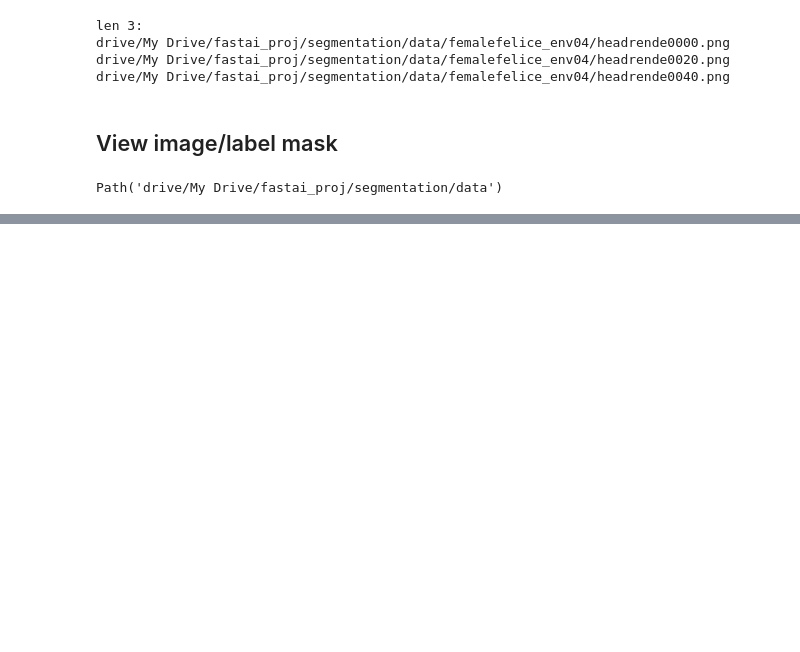
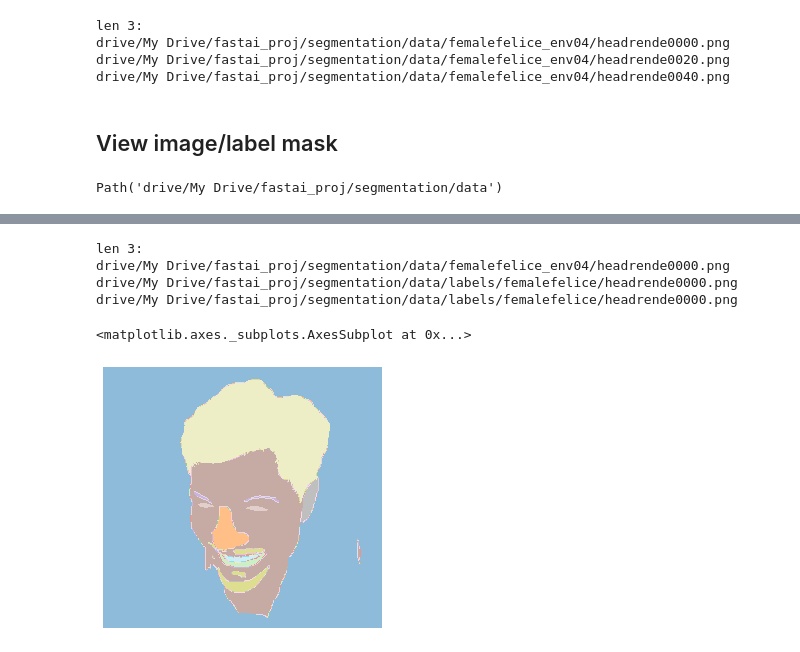
Before and after one commit to RGologorsky/fastai_proj, a Jupyter notebook: Image_Segmentation_Hair.ipynb, the cells around one changed output, grey strips where cells are left out. Saved outputs shown, nothing was run; the diff lists cells and outputs as text; code cells hidden in the pictures; blank space fills up the shorter version.

```diff
--- a/Image_Segmentation_Hair.ipynb
+++ b/Image_Segmentation_Hair.ipynb
@@ -140,0 +97,15 @@ img_l = PILImage.create(lbl_names[idx])
+# %%
+def rm_underscore(x): return re.search(".*(?=_)", str(x)).group(0)
+get_y_fn = lambda x: path_lbl/rm_underscore(rm_path_prefix(x))/x.name
+# %%
+# a = rm_path_prefix(fnames[0])
+# print(a)
+# b = rm_underscore(a)
+# print(b)
+get_y_fn(fnames[0]) == lbl_names[0]
+pp_list([fnames[0], get_y_fn(fnames[0]), lbl_names[0]])
+# %% [output]
+len 3:
+drive/My Drive/fastai_proj/segmentation/data/femalefelice_env04/headrende0000.png
+drive/My Drive/fastai_proj/segmentation/data/labels/femalefelice/headrende0000.png
+drive/My Drive/fastai_proj/segmentation/data/labels/femalefelice/headrende0000.png
@@ -140,0 +125,7 @@ img_l = PILImage.create(lbl_names[idx])
+# %%
+# masked image
+mask = PILMask.create(img_lbl_f)
+mask.show()
+# %% [output]
+<matplotlib.axes._subplots.AxesSubplot at 0x...>
+[figure, added]
```
Also changed, not shown: parts of 29 cells of this notebook.
